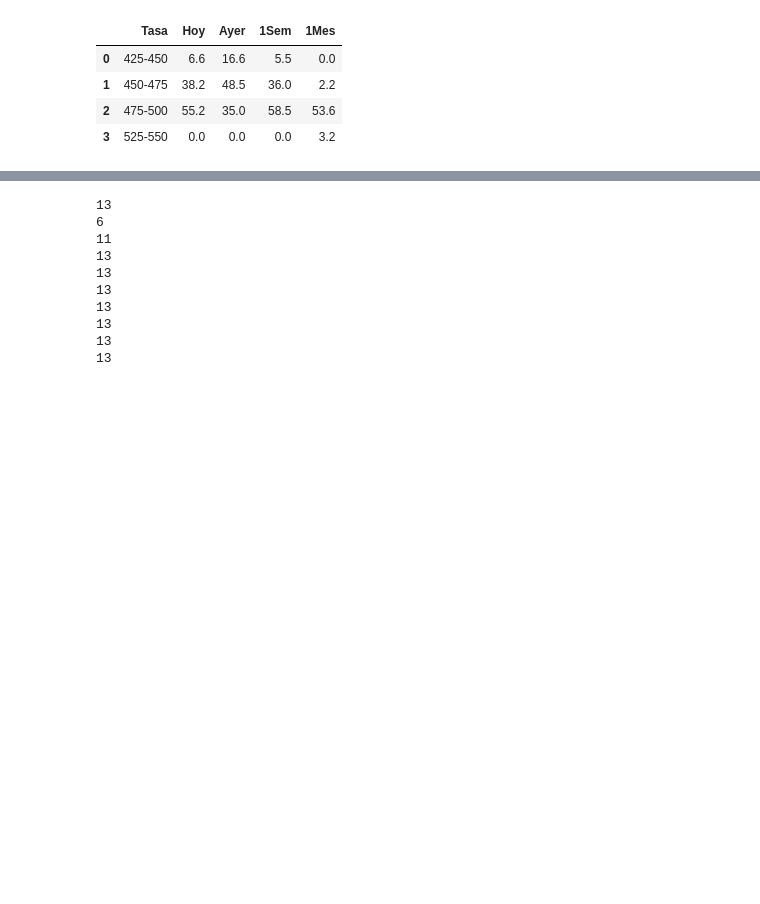
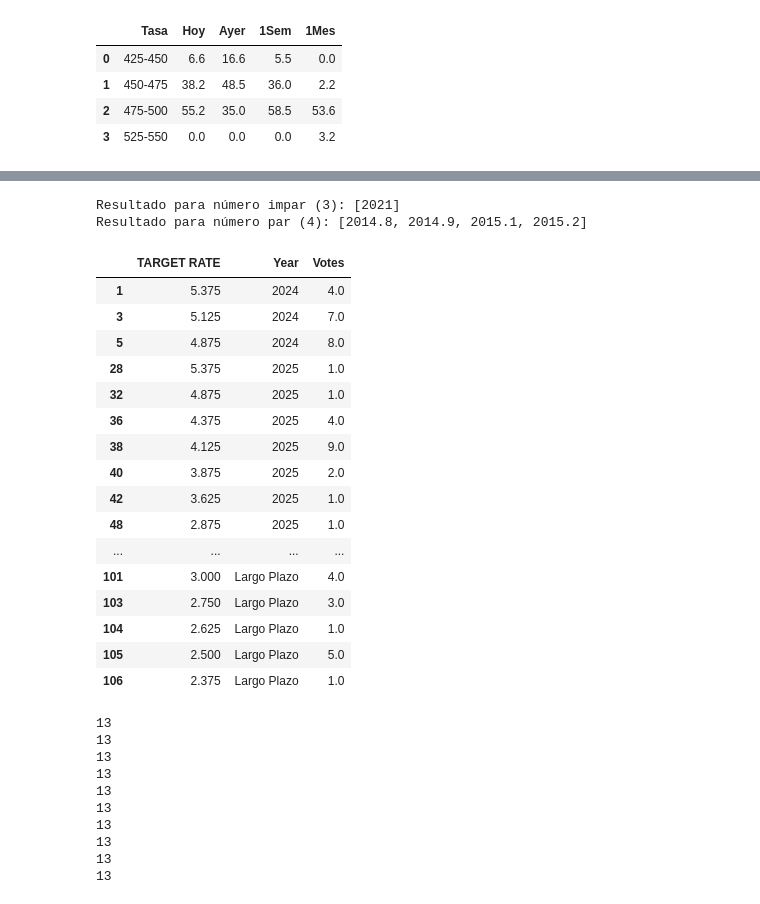
Before and after one commit to FedericoBohl/DatArg-2.0, a Jupyter notebook: __Test__.ipynb, the cells around one changed output, grey strips where cells are left out. Drawn from its saved outputs; the diff is of its cells as text; code cells hidden in the pictures; blank space fills up the shorter version.

```diff
--- a/__Test__.ipynb
+++ b/__Test__.ipynb
@@ -1859,0 +1993,66 @@ for i in data:print(i,"\n")
+# %%
+
+# Ejemplos
+resultado_impar = generar_numeros(2021, 1)  # Debería devolver [2014.9, 2015, 2015.1]
+resultado_par = generar_numeros(2015, 4)    # Debería devolver [2014.8, 2014.9, 2015.1, 2015.2]
+
+print("Resultado para número impar (3):", resultado_impar)
+print("Resultado para número par (4):", resultado_par)
+# %% [output]
+Resultado para número impar (3): [2021]
+Resultado para número par (4): [2014.8, 2014.9, 2015.1, 2015.2]
+# %%
+from plotly import graph_objects as go
+
+# Convertir el DataFrame a formato largo (long format)
+df_long = df.melt(id_vars='TARGET RATE', var_name='Year', value_name='Votes')
+
+# Filtrar filas donde no hay votos
+df_long = df_long.dropna(subset=['Votes'])
+
+# Crear el gráfico
+fig = go.Figure()
+
+# Añadir puntos para cada año
+for year in df_long['Year'].unique():
+    df_year = df_long[df_long['Year'] == year]
+    fig.add_trace(go.Scatter(
+        x=[year] * int(df_year['Votes'].sum()),  # Repetir el año según el número de votos
+        y=df_year['TARGET RATE'].repeat(df_year['Votes'].astype(int)),  # Repetir la tasa según el número de votos
+        mode='markers',
+        name=year,
+        marker=dict(size=10)
+    ))
+
+# Ajustes de diseño
+fig.update_layout(
+    title="FOMC Dot Plot",
+    xaxis_title="Año",
+    yaxis_title="Tasa de Interés (%)",
+    yaxis=dict(autorange="reversed"),  # Invertir el eje Y
+    template="plotly_white",
+    showlegend=False
+)
+
+# Mostrar el gráfico
+fig.show()
+# %%
+df_long
+# %% [output]
+|  | TARGET RATE | Year | Votes |
+| 1 | 5.375 | 2024 | 4.0 |
+| 3 | 5.125 | 2024 | 7.0 |
+| 5 | 4.875 | 2024 | 8.0 |
+| 28 | 5.375 | 2025 | 1.0 |
+| 32 | 4.875 | 2025 | 1.0 |
+| 36 | 4.375 | 2025 | 4.0 |
+| 38 | 4.125 | 2025 | 9.0 |
+| 40 | 3.875 | 2025 | 2.0 |
+| 42 | 3.625 | 2025 | 1.0 |
+| 48 | 2.875 | 2025 | 1.0 |
+| ... | ... | ... | ... |
+| 101 | 3.000 | Largo Plazo | 4.0 |
+| 103 | 2.750 | Largo Plazo | 3.0 |
+| 104 | 2.625 | Largo Plazo | 1.0 |
+| 105 | 2.500 | Largo Plazo | 5.0 |
+| 106 | 2.375 | Largo Plazo | 1.0 |
@@ -1860,11 +2105,8 @@ for i in data:print(i,"\n")
 # %%
-
-print(count)
-for i in data:print(len(i))
+print(len(columns))
+for i in range(len(data2)):
+    print(len(data2[i]))
 # %% [output]
-13
-6
-11
 13
 13
 13
@@ -1872,3 +2114,6 @@ for i in data:print(len(i))
 13
 13
 13
+13
+13
+13
```
Also changed, not shown: parts of 16 cells of this notebook, 2 other files.
